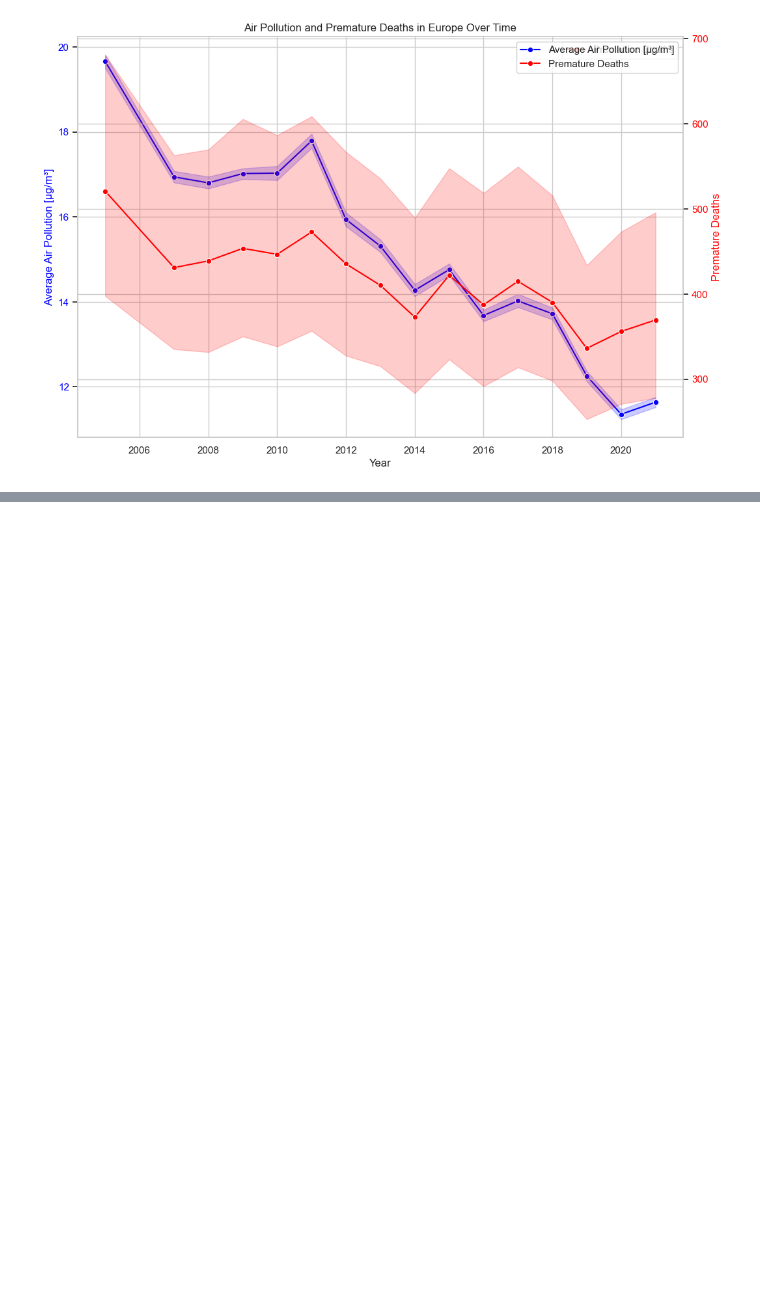
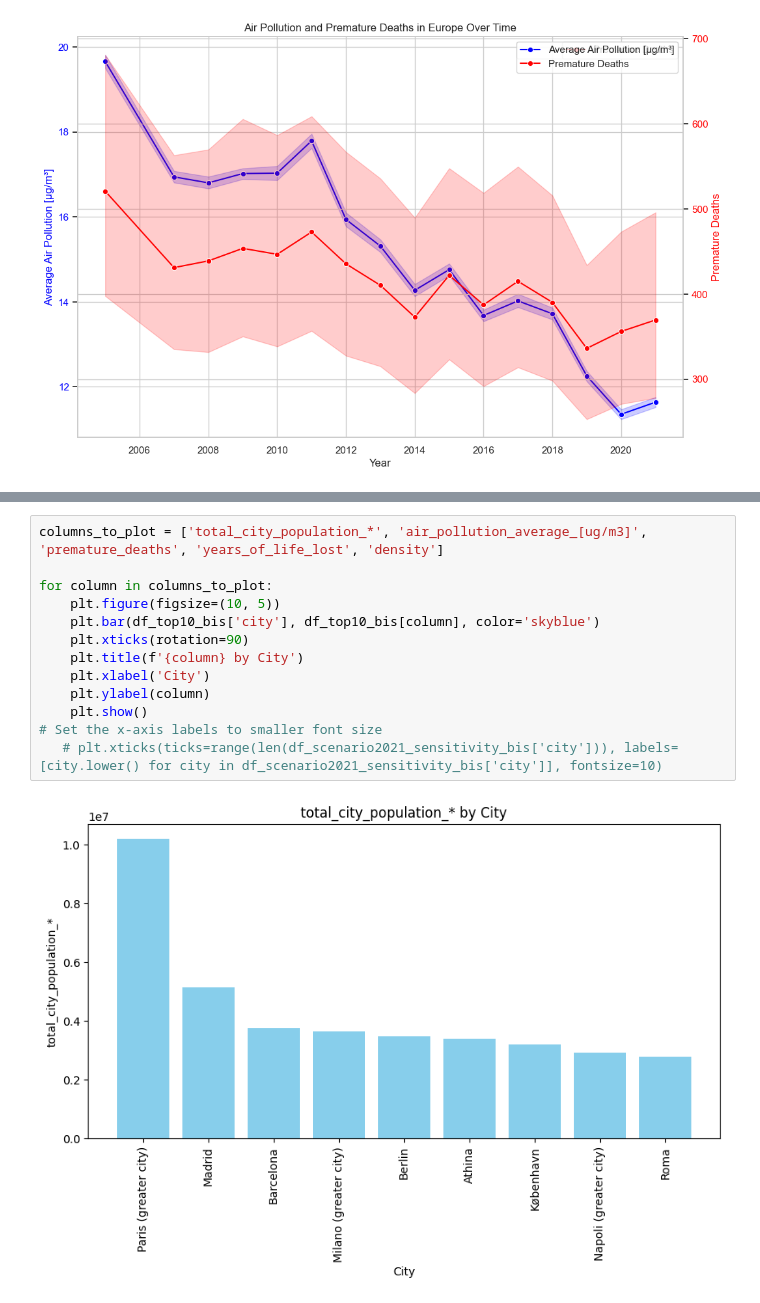
Before and after one commit to mauurits/ironhack_gpw3, a Jupyter notebook: notebooks/notebook_tania_gpw3.ipynb, the cells around one changed output, grey strips where cells are left out. Saved outputs shown, nothing was run; the diff lists cells and outputs as text; blank space fills up the shorter version.

```diff
--- a/notebooks/notebook_tania_gpw3.ipynb
+++ b/notebooks/notebook_tania_gpw3.ipynb
@@ -153,0 +224,15 @@ fig.savefig(file_path, format='jpeg', dpi=300)
+# %%
+columns_to_plot = ['total_city_population_*', 'air_pollution_average_[ug/m3]', 'premature_deaths', 'years_of_life_lost', 'density']
+
+for column in columns_to_plot:
+    plt.figure(figsize=(10, 5))
+    plt.bar(df_top10_bis['city'], df_top10_bis[column], color='skyblue')
+    plt.xticks(rotation=90)
+    plt.title(f'{column} by City')
+    plt.xlabel('City')
+    plt.ylabel(column)
+    plt.show()
+# Set the x-axis labels to smaller font size
+   # plt.xticks(ticks=range(len(df_scenario2021_sensitivity_bis['city'])), labels=[city.lower() for city in df_scenario2021_sensitivity_bis['city']], fontsize=10)
+# %% [output]
+[figure, added]
```
Also changed, not shown: parts of 6 cells of this notebook.
